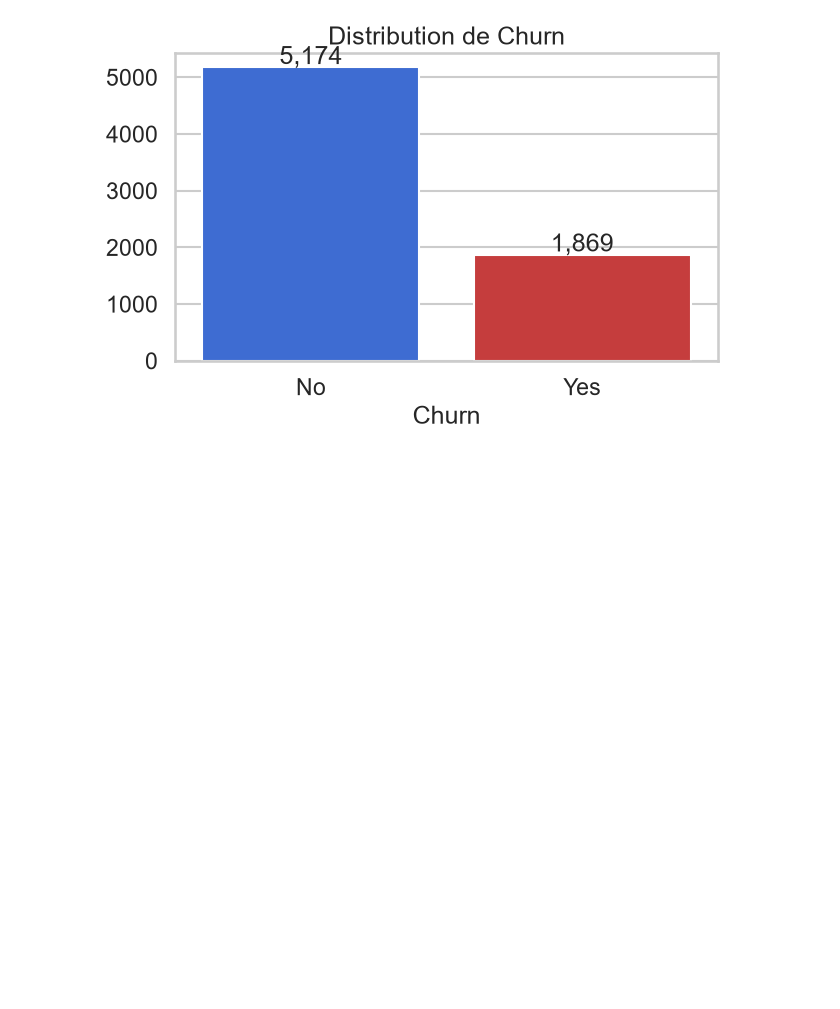
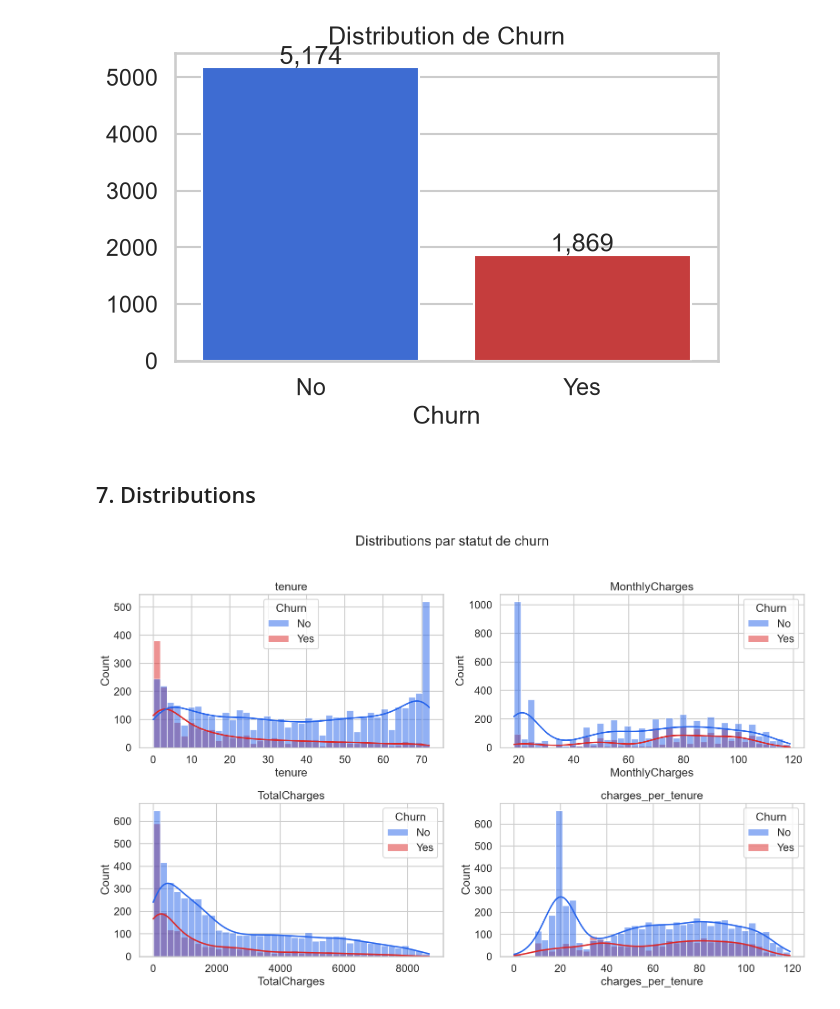
Before and after one commit to doughmi-ilyas/customer-churn-prediction, a Jupyter notebook: notebooks/01_eda.ipynb, the cells around one changed output. Drawn from its saved outputs; the diff is of its cells as text; code cells hidden in the pictures; blank space fills up the shorter version.

Commit message:
eda: add section "Distributions"

```diff
--- a/notebooks/01_eda.ipynb
+++ b/notebooks/01_eda.ipynb
@@ -164,3 +164,16 @@ Yes    1869
 
 taux de churn: 26.5% -> classes déséquilibrées
 [figure]
+# %% [markdown]
+## 7. Distributions
+# %%
+fig, axes = plt.subplots(2, 2, figsize=(16, 10))
+for ax, col in zip(axes.flatten(), ["tenure", "MonthlyCharges", "TotalCharges", "charges_per_tenure"]):
+    sns.histplot(data=df, x=col, hue="Churn", kde=True, bins=40, ax=ax, palette=["#2563eb", "#dc2626"])
+    ax.set_title(col)
+fig.suptitle("Distributions par statut de churn", y=1.02)
+fig.tight_layout()
+fig.savefig(f"{FIG_DIR}/01_distributions.png", dpi=110, bbox_inches="tight")
+plt.show()
+# %% [output]
+[figure, added]
```
Also changed, not shown: 1 other file.
